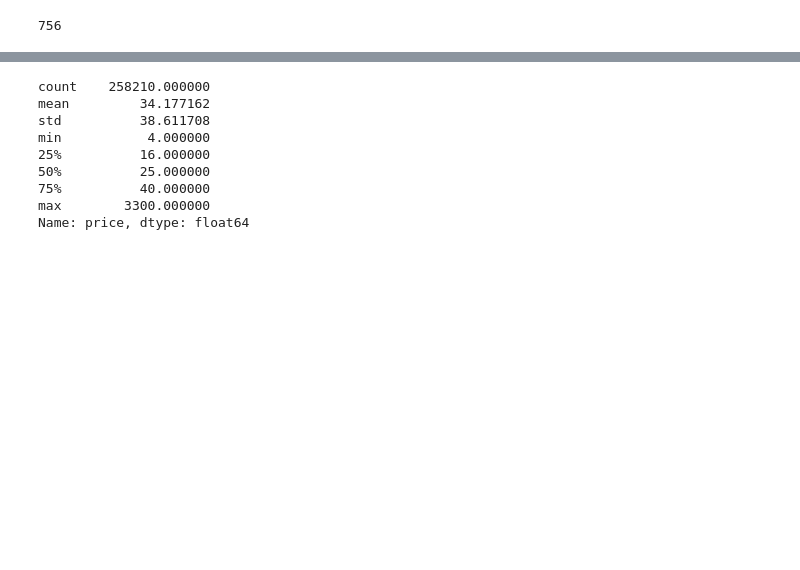
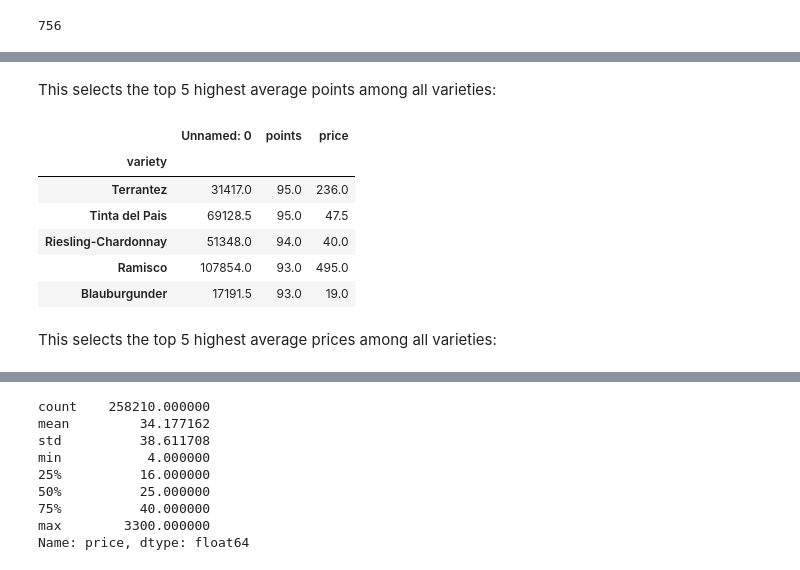
Before and after one commit to dancing-badger/Capstone-2, a Jupyter notebook: What Price for Wine.ipynb, the cells around one changed output, grey strips where cells are left out. Saved outputs shown, nothing was run; the diff lists cells and outputs as text; code cells hidden in the pictures; blank space fills up the shorter version.

```diff
--- a/What Price for Wine.ipynb
+++ b/What Price for Wine.ipynb
@@ -210,0 +216,14 @@ The above chart shows us the most common scores for each varietal, which varieta
+# %% [markdown]
+This selects the top 5 highest average points among all varieties:
+# %%
+varietal.mean().sort_values(by="points",ascending=False).head()
+# %% [output]
+|  | Unnamed: 0 | points | price |
+| variety |  |  |  |
+| Terrantez | 31417.0 | 95.0 | 236.0 |
+| Tinta del Pais | 69128.5 | 95.0 | 47.5 |
+| Riesling-Chardonnay | 51348.0 | 94.0 | 40.0 |
+| Ramisco | 107854.0 | 93.0 | 495.0 |
+| Blauburgunder | 17191.5 | 93.0 | 19.0 |
+# %% [markdown]
+This selects the top 5 highest average prices among all varieties:
```
Also changed, not shown: parts of 45 cells of this notebook.
